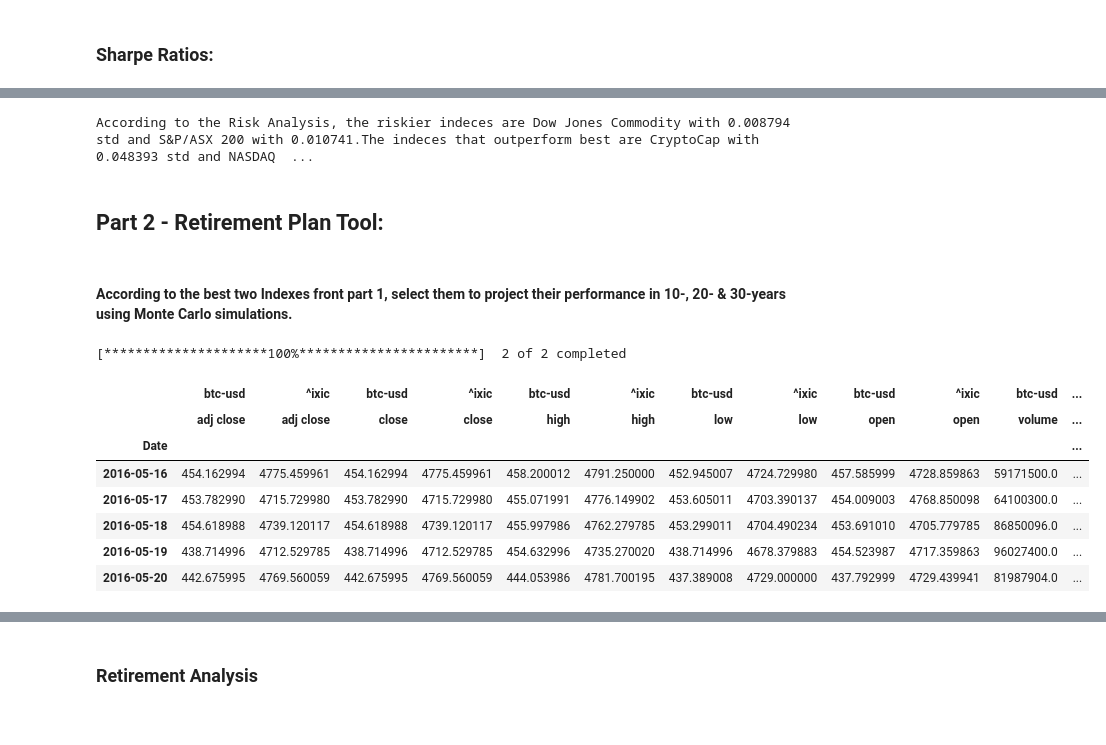
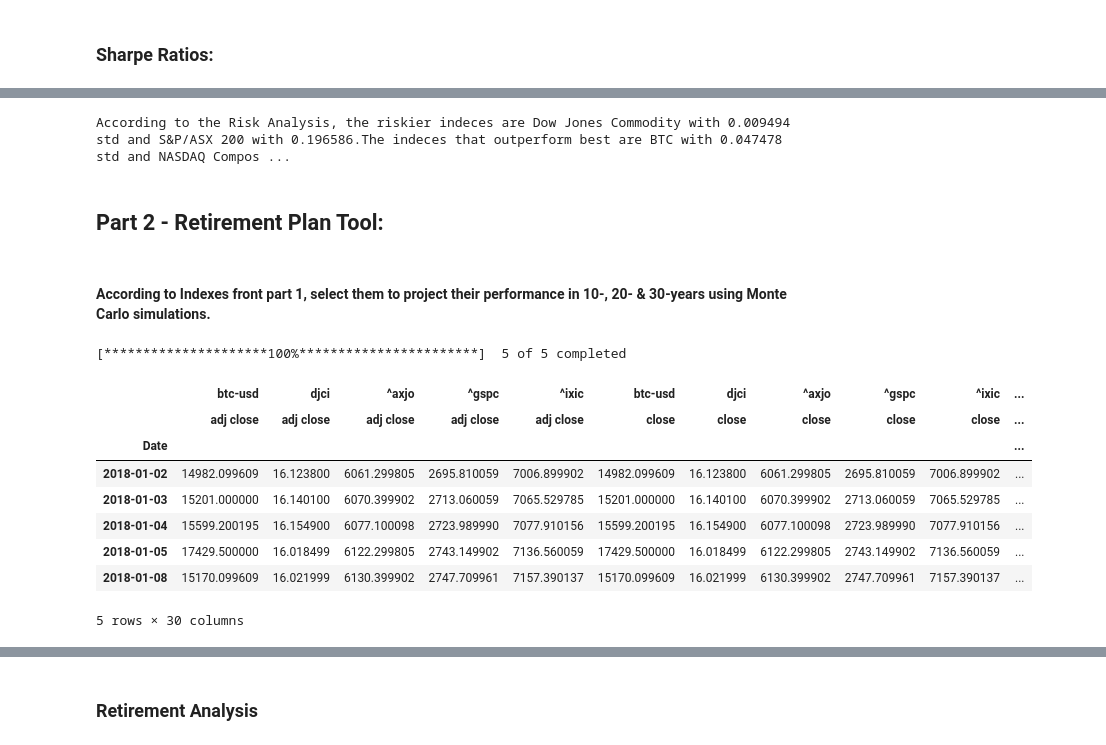
Before and after one commit to jcm-co/project1, a Jupyter notebook: Market_Analysis.ipynb, the cells around one changed output, grey strips where cells are left out. Cells and saved outputs as stored; diff of their text form; code cells hidden in the pictures.

```diff
--- a/Market_Analysis.ipynb
+++ b/Market_Analysis.ipynb
@@ -154,30 +146,29 @@ sharpe_ratios.plot.bar(title='Sharpe Ratios of 5 Major World Indeces')
 # %%
 # Determine which Indexes outperform best.
-print(f"According to the Risk Analysis, the riskier indeces are Dow Jones Commodity with 0.008794 std and S&P/ASX 200 with 0.010741."
-      f"The indeces that outperform best are CryptoCap with 0.048393 std and NASDAQ Composite with 0.013677f."
-      f"S&P 500's std was 0.012281, which is still a good performance.")
+print(f"According to the Risk Analysis, the riskier indeces are Dow Jones Commodity with 0.009494 std and S&P/ASX 200 with 0.196586."
+      f"The indeces that outperform best are BTC with 0.047478 std and NASDAQ Composite with 0.016167 std and the third good performace was S&P 500 0.014716 std.")
 # %% [output]
-According to the Risk Analysis, the riskier indeces are Dow Jones Commodity with 0.008794 std and S&P/ASX 200 with 0.010741.The indeces that outperform best are CryptoCap with 0.048393 std and NASDAQ  ...
+According to the Risk Analysis, the riskier indeces are Dow Jones Commodity with 0.009494 std and S&P/ASX 200 with 0.196586.The indeces that outperform best are BTC with 0.047478 std and NASDAQ Compos ...
 # %% [markdown]
 ## Part 2 - Retirement Plan Tool:
 # %% [markdown]
-#### According to the best two Indexes front part 1, select them to project their performance in 10-, 20- & 30-years using Monte Carlo simulations.
+#### According to Indexes front part 1, select them to project their performance in 10-, 20- & 30-years using Monte Carlo simulations.
 # %%
 # Get all data history of 5 years using yf funtion and "Close Price":
-
-portfolio_df = yf.download("BTC-USD ^IXIC", start="2016-05-15", end="2021-05-23").dropna()
+portfolio_df = yf.download("^AXJO BTC-USD ^IXIC ^GSPC DJCI", start="2018-01-01", end="2020-11-30").dropna()
 portfolio_df = portfolio_df.swaplevel(axis=1)
 portfolio_df = portfolio_df.rename(columns=str.lower)
 portfolio_df.head()
 # %% [output]
-[*********************100%***********************]  2 of 2 completed
+[*********************100%***********************]  5 of 5 completed
-|  | btc-usd | ^ixic | btc-usd | ^ixic | btc-usd | ^ixic | btc-usd | ^ixic | btc-usd | ^ixic | btc-usd | ... |
-|  | adj close | adj close | close | close | high | high | low | low | open | open | volume | ... |
-| Date |  |  |  |  |  |  |  |  |  |  |  | ... |
-| 2016-05-16 | 454.162994 | 4775.459961 | 454.162994 | 4775.459961 | 458.200012 | 4791.250000 | 452.945007 | 4724.729980 | 457.585999 | 4728.859863 | 59171500.0 | ... |
-| 2016-05-17 | 453.782990 | 4715.729980 | 453.782990 | 4715.729980 | 455.071991 | 4776.149902 | 453.605011 | 4703.390137 | 454.009003 | 4768.850098 | 64100300.0 | ... |
-| 2016-05-18 | 454.618988 | 4739.120117 | 454.618988 | 4739.120117 | 455.997986 | 4762.279785 | 453.299011 | 4704.490234 | 453.691010 | 4705.779785 | 86850096.0 | ... |
-| 2016-05-19 | 438.714996 | 4712.529785 | 438.714996 | 4712.529785 | 454.632996 | 4735.270020 | 438.714996 | 4678.379883 | 454.523987 | 4717.359863 | 96027400.0 | ... |
-| 2016-05-20 | 442.675995 | 4769.560059 | 442.675995 | 4769.560059 | 444.053986 | 4781.700195 | 437.389008 | 4729.000000 | 437.792999 | 4729.439941 | 81987904.0 | ... |
+|  | btc-usd | djci | ^axjo | ^gspc | ^ixic | btc-usd | djci | ^axjo | ^gspc | ^ixic | ... |
+|  | adj close | adj close | adj close | adj close | adj close | close | close | close | close | close | ... |
+| Date |  |  |  |  |  |  |  |  |  |  | ... |
+| 2018-01-02 | 14982.099609 | 16.123800 | 6061.299805 | 2695.810059 | 7006.899902 | 14982.099609 | 16.123800 | 6061.299805 | 2695.810059 | 7006.899902 | ... |
+| 2018-01-03 | 15201.000000 | 16.140100 | 6070.399902 | 2713.060059 | 7065.529785 | 15201.000000 | 16.140100 | 6070.399902 | 2713.060059 | 7065.529785 | ... |
+| 2018-01-04 | 15599.200195 | 16.154900 | 6077.100098 | 2723.989990 | 7077.910156 | 15599.200195 | 16.154900 | 6077.100098 | 2723.989990 | 7077.910156 | ... |
+| 2018-01-05 | 17429.500000 | 16.018499 | 6122.299805 | 2743.149902 | 7136.560059 | 17429.500000 | 16.018499 | 6122.299805 | 2743.149902 | 7136.560059 | ... |
+| 2018-01-08 | 15170.099609 | 16.021999 | 6130.399902 | 2747.709961 | 7157.390137 | 15170.099609 | 16.021999 | 6130.399902 | 2747.709961 | 7157.390137 | ... |
+5 rows × 30 columns
 # %%
 # Configuring a Monte Carlo simulation to forecast 10-, 20- & 30-years cumulative returns
```
Also changed, not shown: parts of 33 cells of this notebook, 14 other files.
